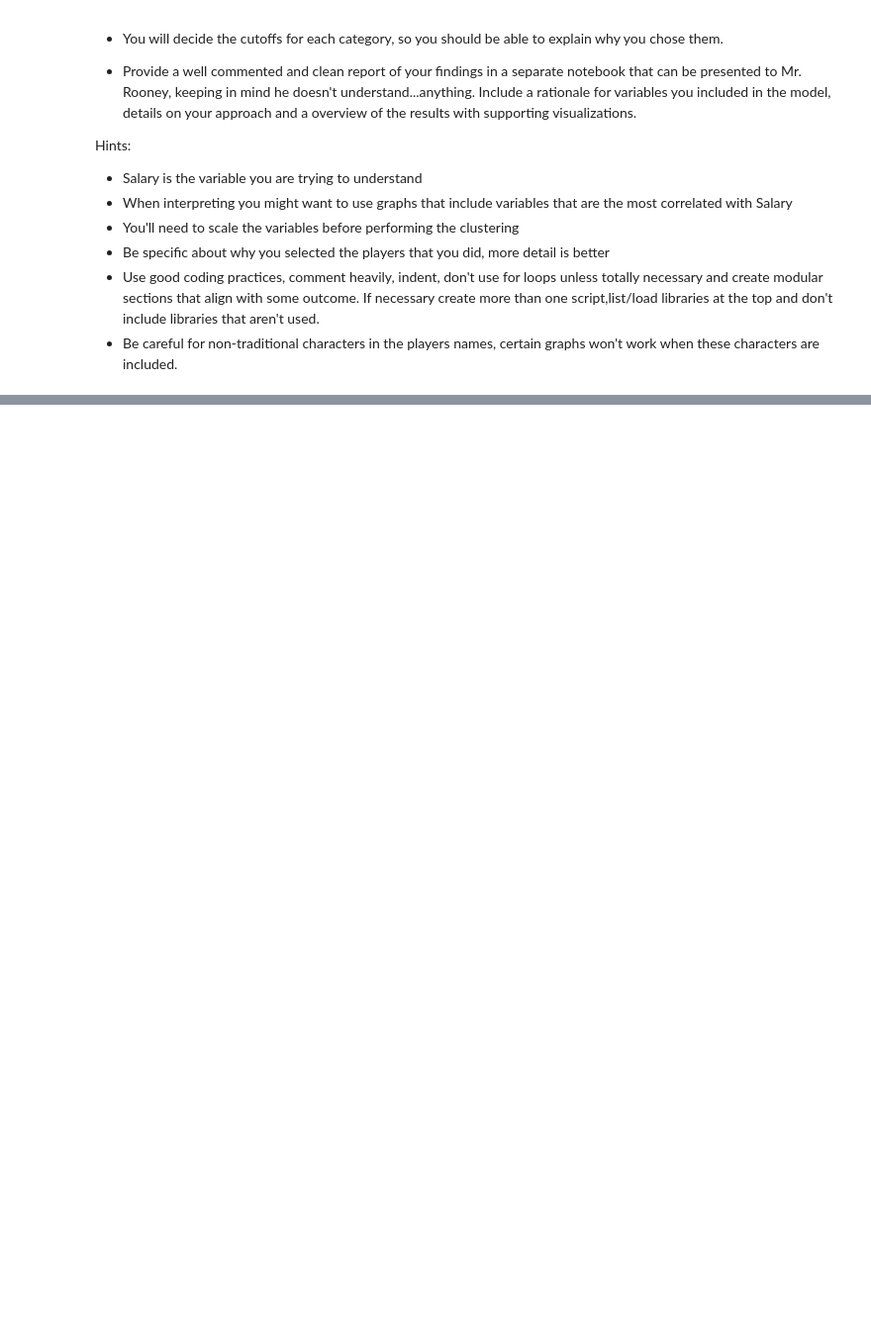
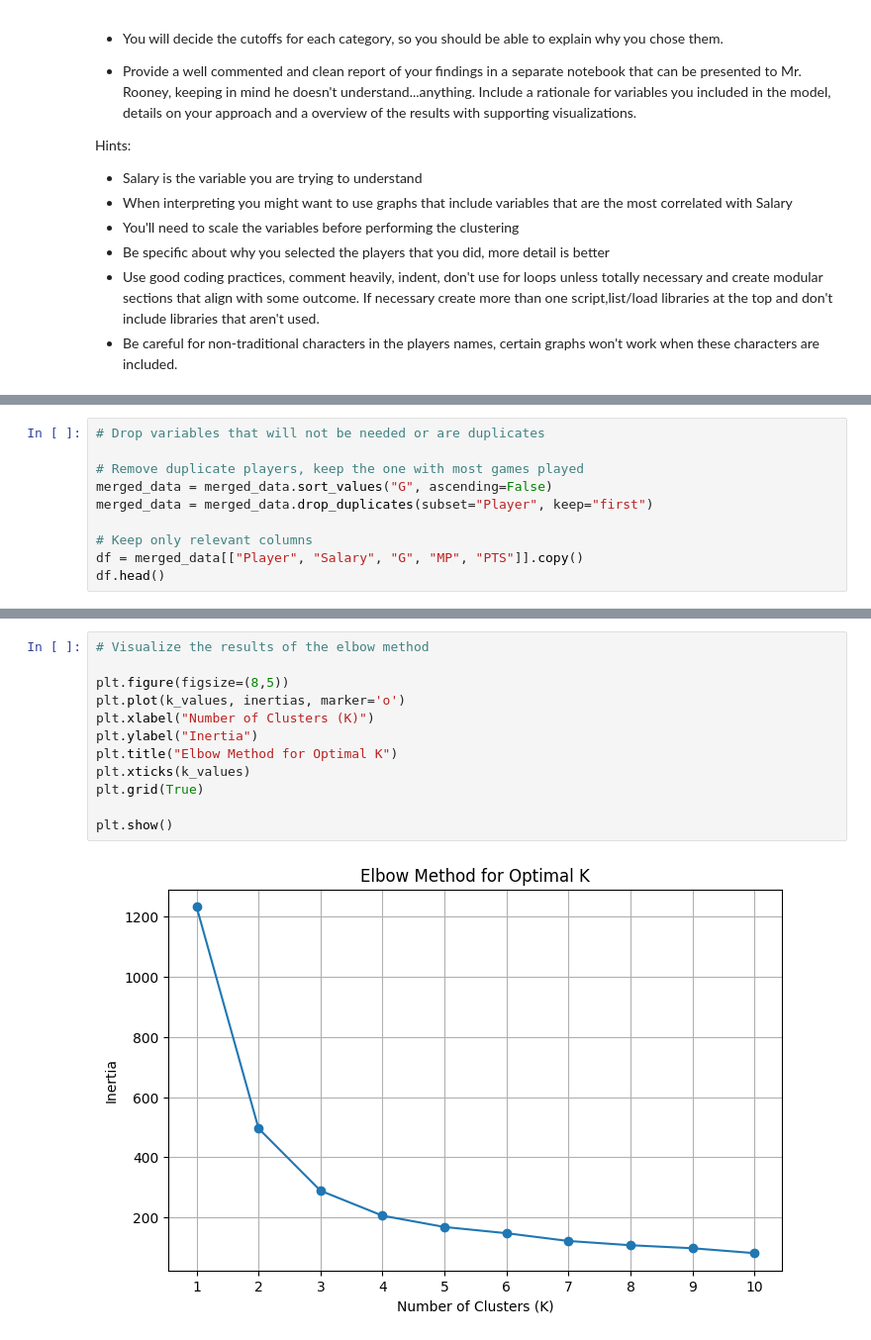
Before and after one commit to maddieemert/clustering-lab, a Jupyter notebook: Lab-Clustering.ipynb, the cells around one changed output, grey strips where cells are left out. Shown at 99% size. Saved outputs shown, nothing was run; the diff lists cells and outputs as text; blank space fills up the shorter version.

```diff
--- a/Lab-Clustering.ipynb
+++ b/Lab-Clustering.ipynb
@@ -52,0 +52,10 @@ Hints:
+# %%
+# Drop variables that will not be needed or are duplicates
+
+# Remove duplicate players, keep the one with most games played
+merged_data = merged_data.sort_values("G", ascending=False)
+merged_data = merged_data.drop_duplicates(subset="Player", keep="first")
+
+# Keep only relevant columns
+df = merged_data[["Player", "Salary", "G", "MP", "PTS"]].copy()
+df.head()
@@ -52,0 +251,14 @@ Hints:
+# %%
+# Visualize the results of the elbow method
+
+plt.figure(figsize=(8,5))
+plt.plot(k_values, inertias, marker='o')
+plt.xlabel("Number of Clusters (K)")
+plt.ylabel("Inertia")
+plt.title("Elbow Method for Optimal K")
+plt.xticks(k_values)
+plt.grid(True)
+
+plt.show()
+# %% [output]
+[figure, added]
```
Also changed, not shown: parts of 22 cells of this notebook, 3 other files.
